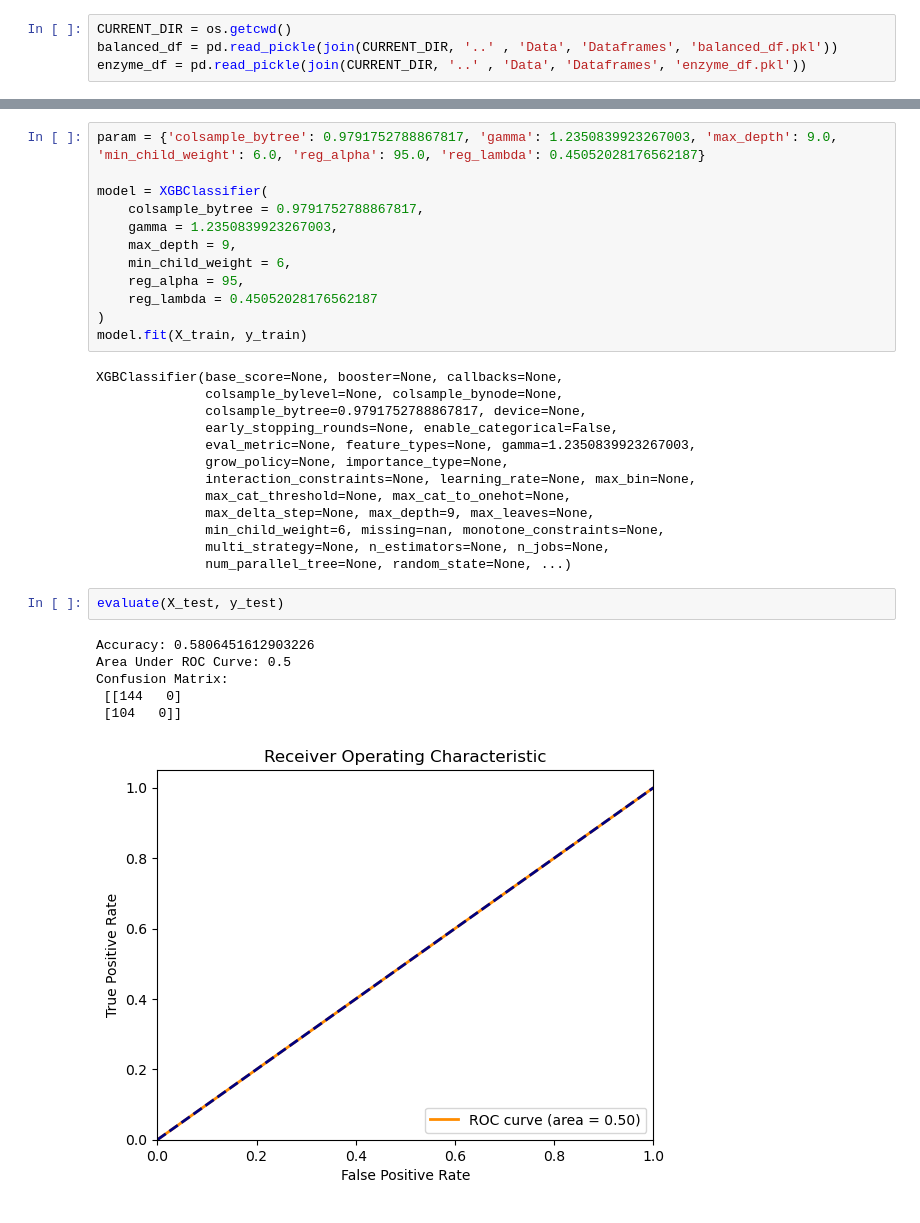
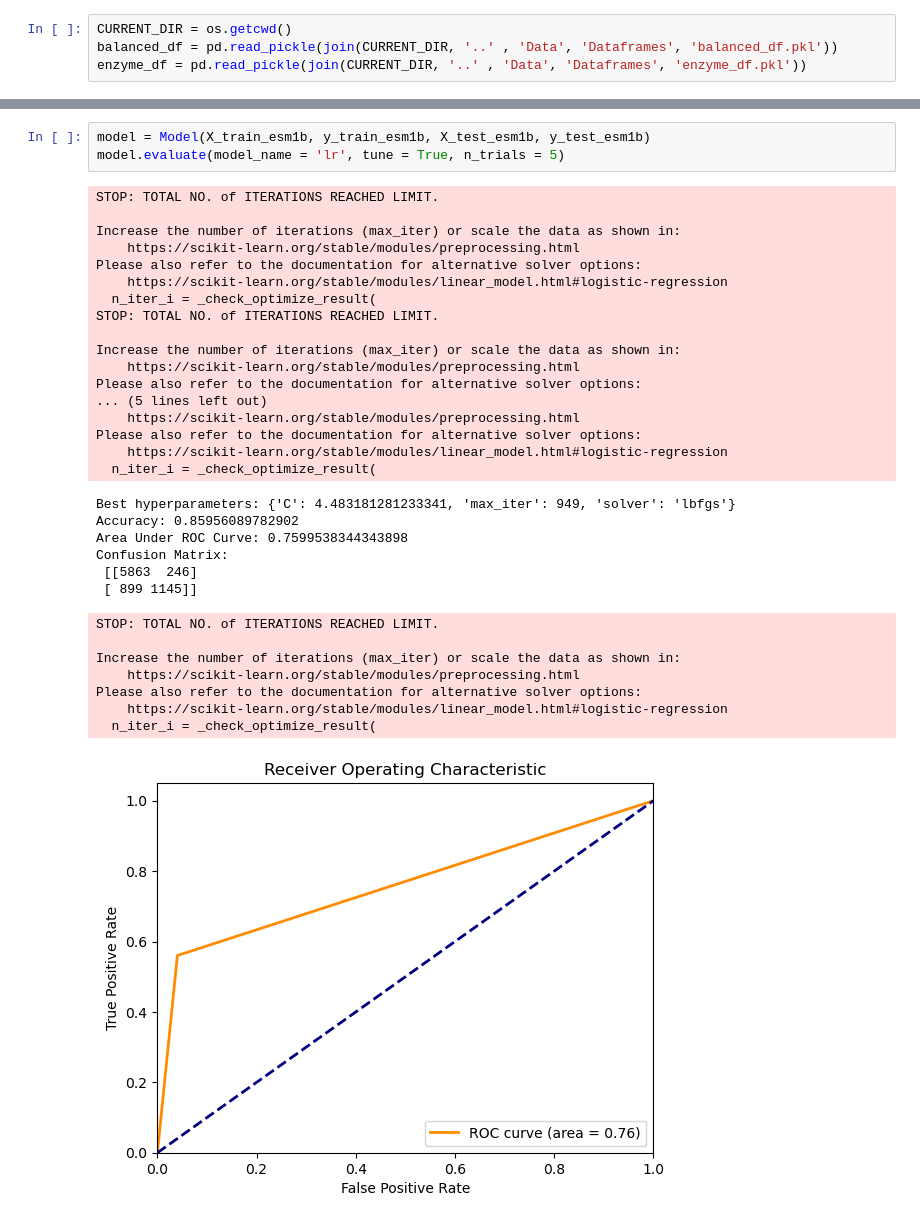
Before and after one commit to Pablo-CanoCarciofa/Enzyme-Specificity, a Jupyter notebook: Code/Prediction.ipynb, the cells around one changed output, grey strips where cells are left out. Saved outputs shown, nothing was run; the diff lists cells and outputs as text.

```diff
--- a/Code/Prediction.ipynb
+++ b/Code/Prediction.ipynb
@@ -294,34 +262,35 @@ The best hyperparameters are :
-# %%
-param = {'colsample_bytree': 0.9791752788867817, 'gamma': 1.2350839923267003, 'max_depth': 9.0, 'min_child_weight': 6.0, 'reg_alpha': 95.0, 'reg_lambda': 0.45052028176562187}
-
-model = XGBClassifier(
-    colsample_bytree = 0.9791752788867817,
-    gamma = 1.2350839923267003,
-    max_depth = 9,
-    min_child_weight = 6,
-    reg_alpha = 95,
-    reg_lambda = 0.45052028176562187
-)
-model.fit(X_train, y_train)
-# %% [output]
-XGBClassifier(base_score=None, booster=None, callbacks=None,
-              colsample_bylevel=None, colsample_bynode=None,
-              colsample_bytree=0.9791752788867817, device=None,
-              early_stopping_rounds=None, enable_categorical=False,
-              eval_metric=None, feature_types=None, gamma=1.2350839923267003,
-              grow_policy=None, importance_type=None,
-              interaction_constraints=None, learning_rate=None, max_bin=None,
-              max_cat_threshold=None, max_cat_to_onehot=None,
-              max_delta_step=None, max_depth=9, max_leaves=None,
-              min_child_weight=6, missing=nan, monotone_constraints=None,
-              multi_strategy=None, n_estimators=None, n_jobs=None,
-              num_parallel_tree=None, random_state=None, ...)
-# %%
-evaluate(X_test, y_test)
-# %% [output]
-Accuracy: 0.5806451612903226
-Area Under ROC Curve: 0.5
-Confusion Matrix:
- [[144   0]
- [104   0]]
-[figure, removed]
+# %%
+model = Model(X_train_esm1b, y_train_esm1b, X_test_esm1b, y_test_esm1b)
+model.evaluate(model_name = 'lr', tune = True, n_trials = 5)
+# %% [output]
+STOP: TOTAL NO. of ITERATIONS REACHED LIMIT.
+
+Increase the number of iterations (max_iter) or scale the data as shown in:
+    https://scikit-learn.org/stable/modules/preprocessing.html
+Please also refer to the documentation for alternative solver options:
+    https://scikit-learn.org/stable/modules/linear_model.html#logistic-regression
+  n_iter_i = _check_optimize_result(
+STOP: TOTAL NO. of ITERATIONS REACHED LIMIT.
+
+Increase the number of iterations (max_iter) or scale the data as shown in:
+    https://scikit-learn.org/stable/modules/preprocessing.html
+Please also refer to the documentation for alternative solver options:
+... (5 lines left out)
+    https://scikit-learn.org/stable/modules/preprocessing.html
+Please also refer to the documentation for alternative solver options:
+    https://scikit-learn.org/stable/modules/linear_model.html#logistic-regression
+  n_iter_i = _check_optimize_result(
+Best hyperparameters: {'C': 4.483181281233341, 'max_iter': 949, 'solver': 'lbfgs'}
+Accuracy: 0.85956089782902
+Area Under ROC Curve: 0.7599538344343898
+Confusion Matrix:
+ [[5863  246]
+ [ 899 1145]]
+STOP: TOTAL NO. of ITERATIONS REACHED LIMIT.
+
+Increase the number of iterations (max_iter) or scale the data as shown in:
+    https://scikit-learn.org/stable/modules/preprocessing.html
+Please also refer to the documentation for alternative solver options:
+    https://scikit-learn.org/stable/modules/linear_model.html#logistic-regression
+  n_iter_i = _check_optimize_result(
+[figure, added]
```
Also changed, not shown: parts of 20 cells of this notebook, 2 other files.
